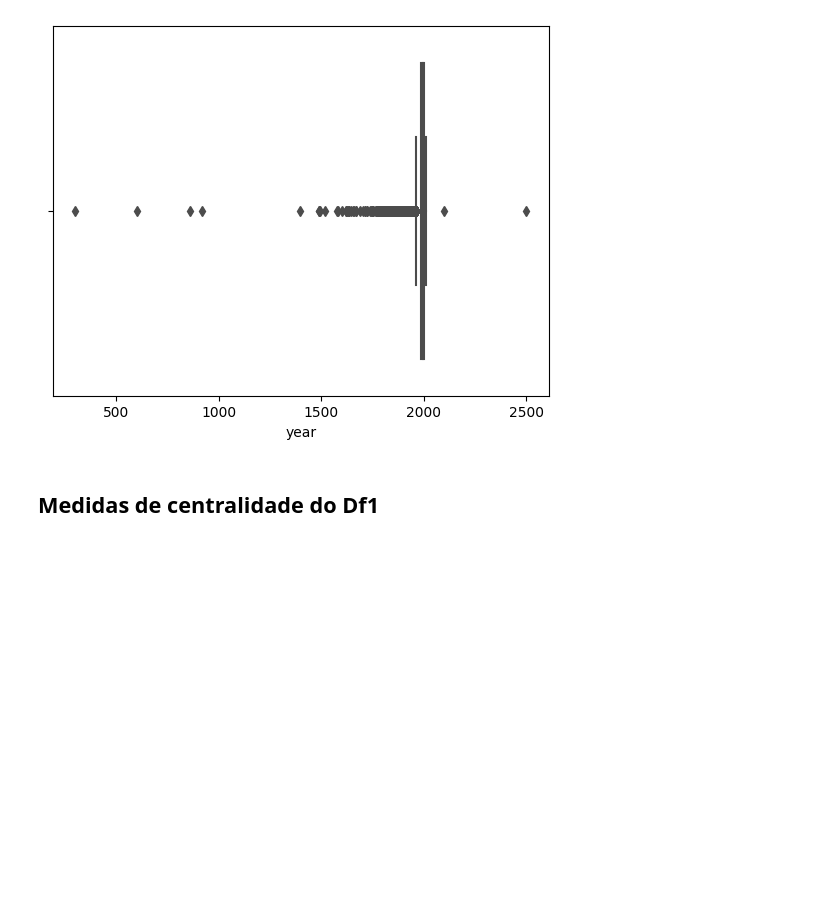
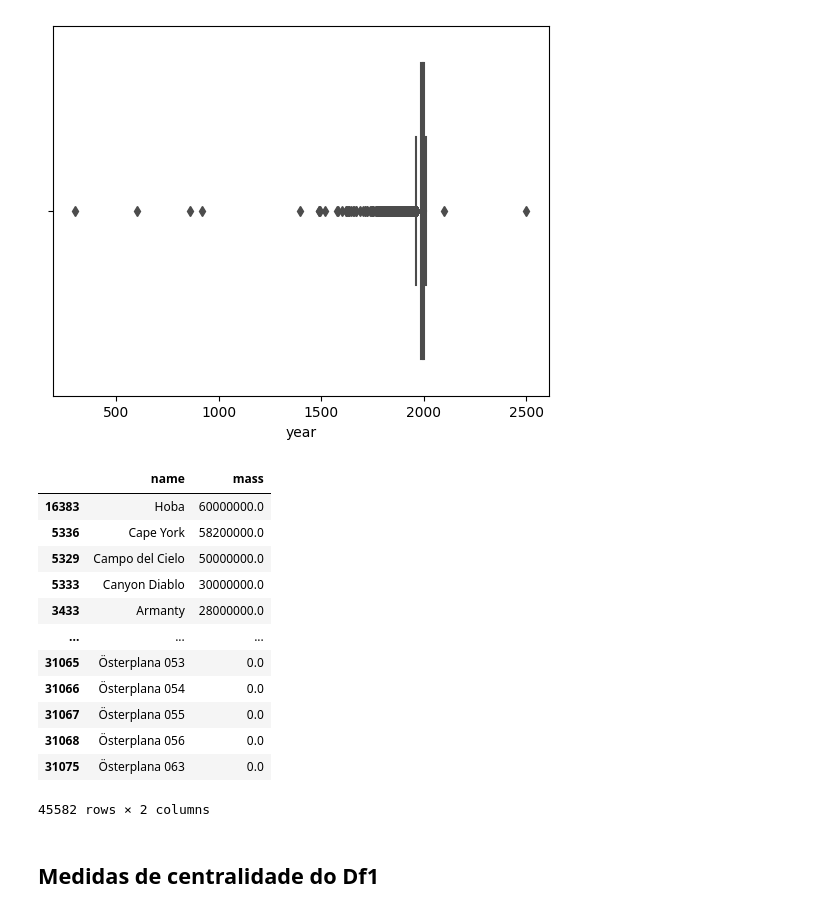
Before and after one commit to biabcaval/Projeto-ICD-analise-meteoros, a Jupyter notebook: #2_meteorite_landings.ipynb, the cells around one changed output. Drawn from its saved outputs; the diff is of its cells as text; code cells hidden in the pictures; blank space fills up the shorter version.

```diff
--- a/#2_meteorite_landings.ipynb
+++ b/#2_meteorite_landings.ipynb
@@ -91,6 +93,23 @@ sns.boxplot(data=df1, x='year') #sem utilizar a escala em log
 # %% [output]
 <Axes: xlabel='year'>
 [figure]
+# %%
+ord_massa = df1[['name','mass']].sort_values(by='mass',ascending=False).dropna() #Os meteoritos com maiores massas registradas
+ord_massa
+# %% [output]
+|  | name | mass |
+| 16383 | Hoba | 60000000.0 |
+| 5336 | Cape York | 58200000.0 |
+| 5329 | Campo del Cielo | 50000000.0 |
+| 5333 | Canyon Diablo | 30000000.0 |
+| 3433 | Armanty | 28000000.0 |
+| ... | ... | ... |
+| 31065 | Österplana 053 | 0.0 |
+| 31066 | Österplana 054 | 0.0 |
+| 31067 | Österplana 055 | 0.0 |
+| 31068 | Österplana 056 | 0.0 |
+| 31075 | Österplana 063 | 0.0 |
+45582 rows × 2 columns
 # %% [markdown]
 ## Medidas de centralidade do Df1
 # %% [markdown]
```
Also changed, not shown: parts of 9 cells of this notebook.
